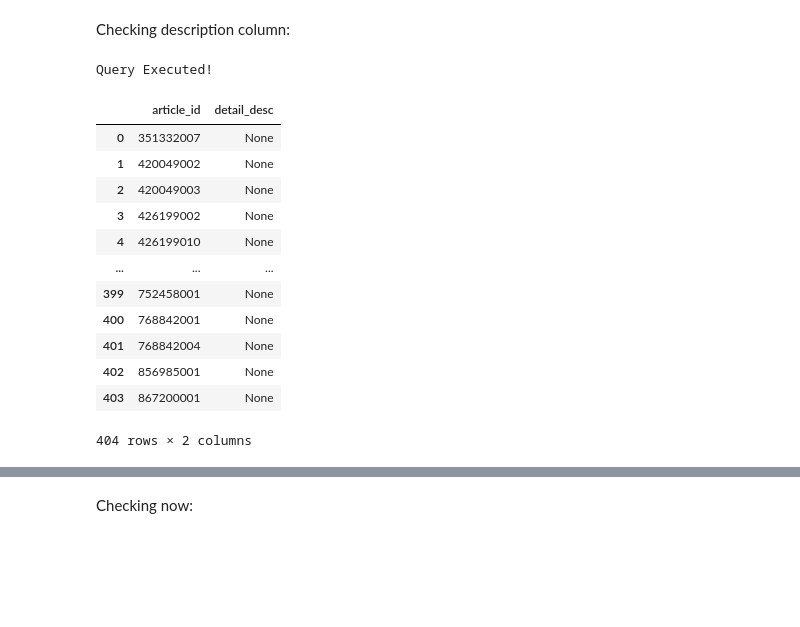
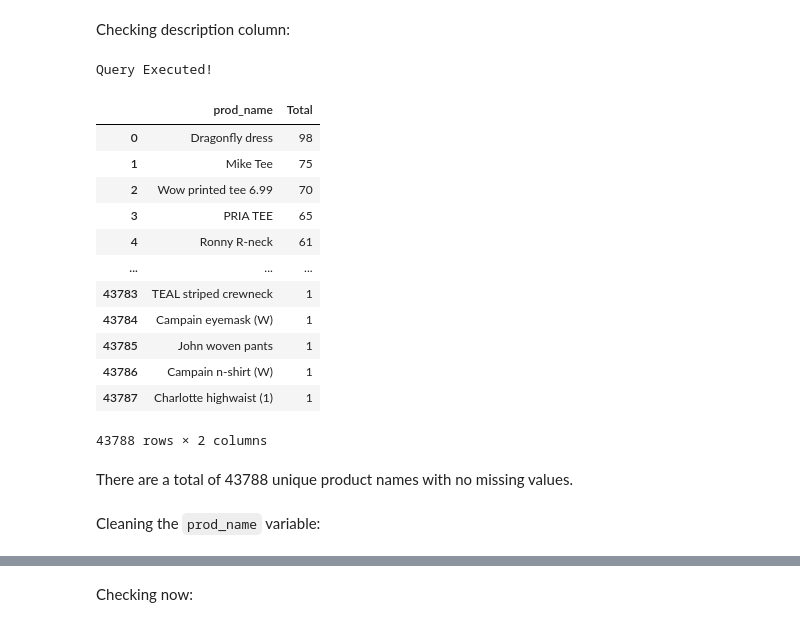
Before and after one commit to ALvee-611/RECBuildPlan, a Jupyter notebook: 2. Notebooks/articles_EDA.ipynb, the cells around one changed output, grey strips where cells are left out. Drawn from its saved outputs; the diff is of its cells as text; code cells hidden in the pictures; blank space fills up the shorter version.

```diff
--- a/2. Notebooks/articles_EDA.ipynb
+++ b/2. Notebooks/articles_EDA.ipynb
@@ -306,34 +319,33 @@ plt.show()
 There are a total of 21 different garment groups.
 # %% [markdown]
 Checking description column:
-# %%
-q = """
-SELECT
-    article_id, detail_desc
-FROM
-    articles_processed
-WHERE
-    detail_desc IS NULL;
-"""
-def read_query(query):
-    engine = create_engine(f'mysql+pymysql://{user}:{password}@{host}:{port}/{database}')
-    df = pd.read_sql_query(sql = sql_text(query), con=engine.connect())
-    print('Query Executed!')
-    return df
-
-read_query(q)
-# %% [output]
-Query Executed!
-|  | article_id | detail_desc |
-| 0 | 351332007 | None |
-| 1 | 420049002 | None |
-| 2 | 420049003 | None |
-| 3 | 426199002 | None |
-| 4 | 426199010 | None |
-| ... | ... | ... |
-| 399 | 752458001 | None |
-| 400 | 768842001 | None |
-| 401 | 768842004 | None |
-| 402 | 856985001 | None |
-| 403 | 867200001 | None |
-404 rows × 2 columns
+# %%
+q = """
+SELECT
+    prod_name, COUNT(prod_name) AS Total
+FROM
+    articles_processed
+GROUP BY prod_name
+ORDER BY Total DESC;
+"""
+
+read_query(q)
+# %% [output]
+Query Executed!
+|  | prod_name | Total |
+| 0 | Dragonfly dress | 98 |
+| 1 | Mike Tee | 75 |
+| 2 | Wow printed tee 6.99 | 70 |
+| 3 | PRIA TEE | 65 |
+| 4 | Ronny R-neck | 61 |
+| ... | ... | ... |
+| 43783 | TEAL striped crewneck | 1 |
+| 43784 | Campain eyemask (W) | 1 |
+| 43785 | John woven pants | 1 |
+| 43786 | Campain n-shirt (W) | 1 |
+| 43787 | Charlotte highwaist (1) | 1 |
+43788 rows × 2 columns
+# %% [markdown]
+There are a total of 43788 unique product names with no missing values.
+# %% [markdown]
+Cleaning the `prod_name` variable:
```
Also changed, not shown: parts of 14 cells of this notebook, 9 other files.
